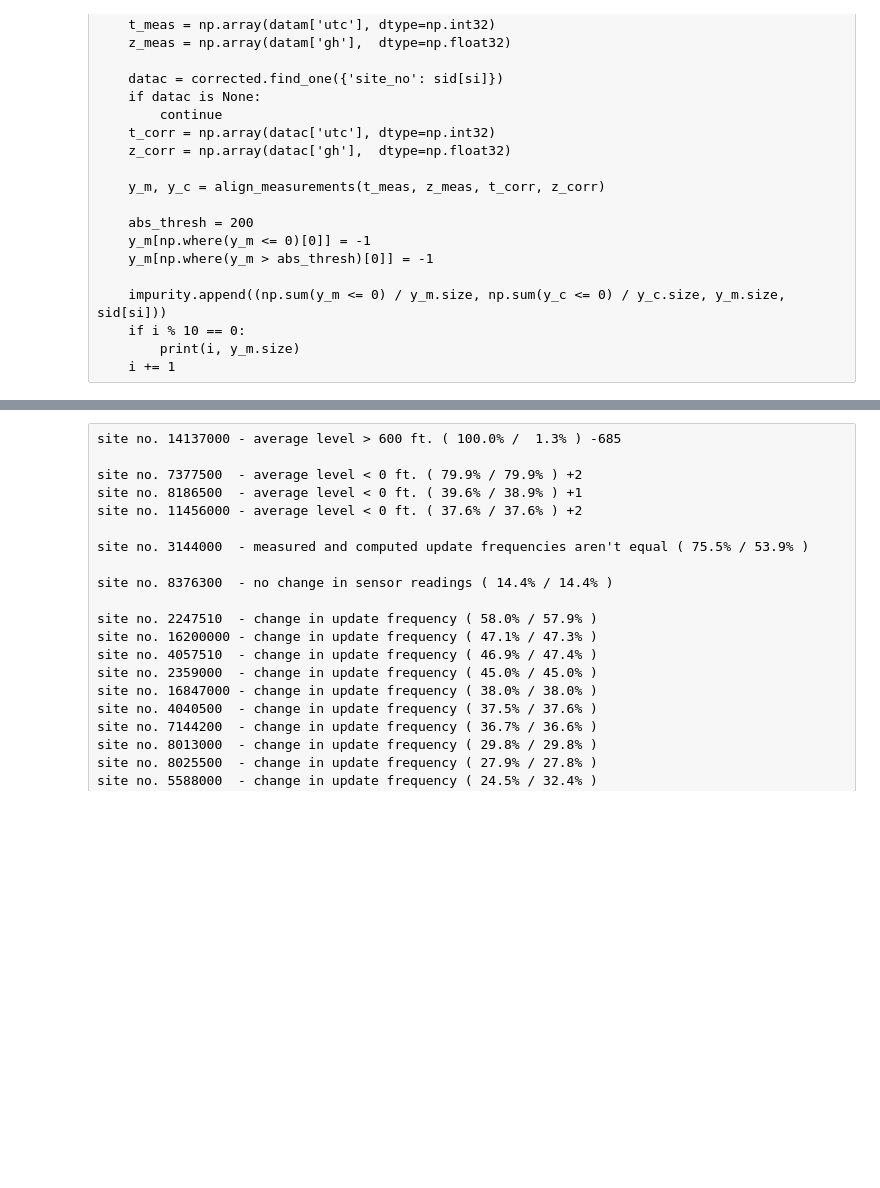
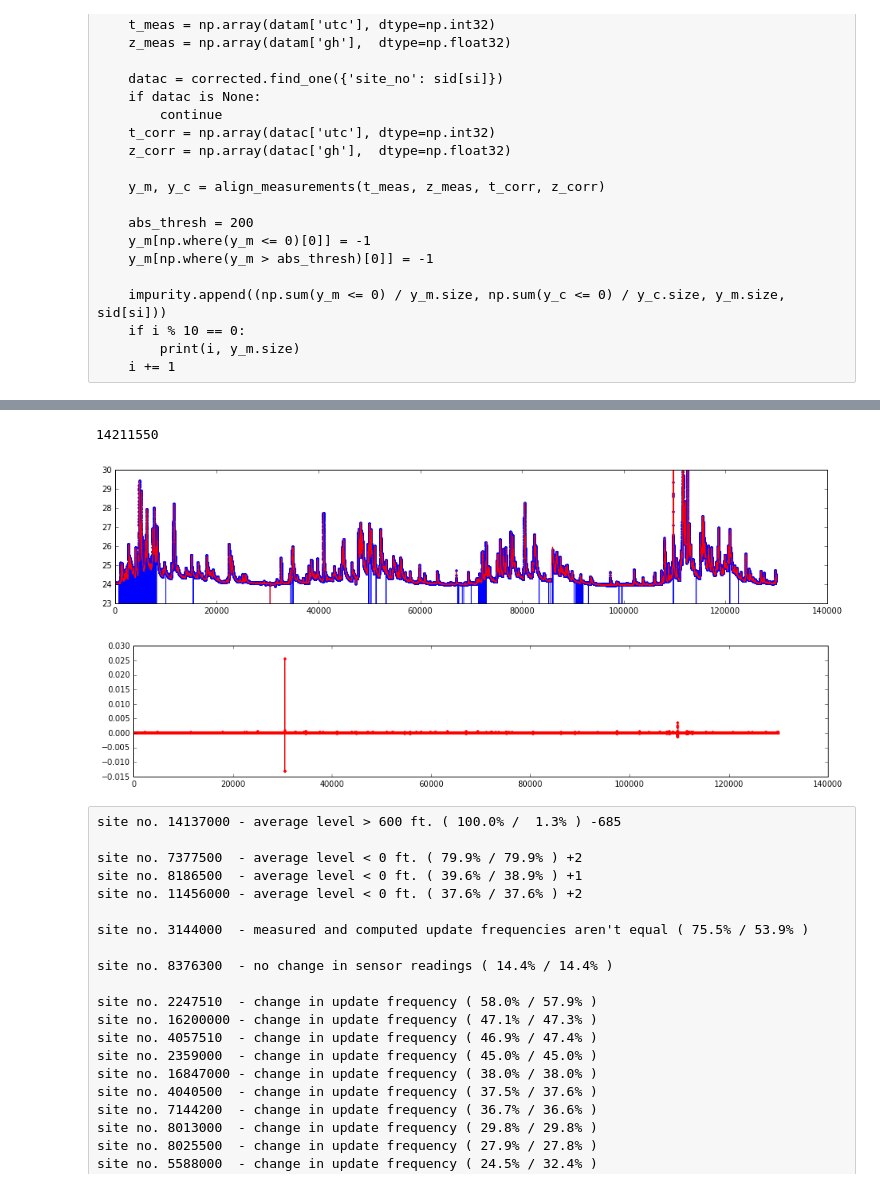
Before and after one commit to codeminders/water-data, a Jupyter notebook: preproc.ipynb, the cells around one changed output, grey strips where cells are left out. Saved outputs shown, nothing was run; the diff lists cells and outputs as text; code cells hidden in the pictures; blank space fills up the shorter version.

```diff
--- a/preproc.ipynb
+++ b/preproc.ipynb
@@ -188,3 +175,20 @@ print(si)
+# %%
+plt.figure(figsize = (16,3))
+plt.plot(Ym, 'b.-')
+plt.plot(Qm, 'r-')
+plt.ylim(23,30)
+#plt.xlim(8700, 9000)
+
+plt.figure(figsize = (16,3))
+plt.plot(dZ, 'r.-')
+#plt.plot(ddZ, 'b.-')
+#plt.xlim(8700, 9000)
+
+print(si)
+# %% [output]
+14211550
+[figure, added]
+[figure, added]
 # %% [raw]
 site no. 14137000 - average level > 600 ft. ( 100.0% /  1.3% ) -685
 
```
Also changed, not shown: parts of 1 cell of this notebook, 1 other file.
